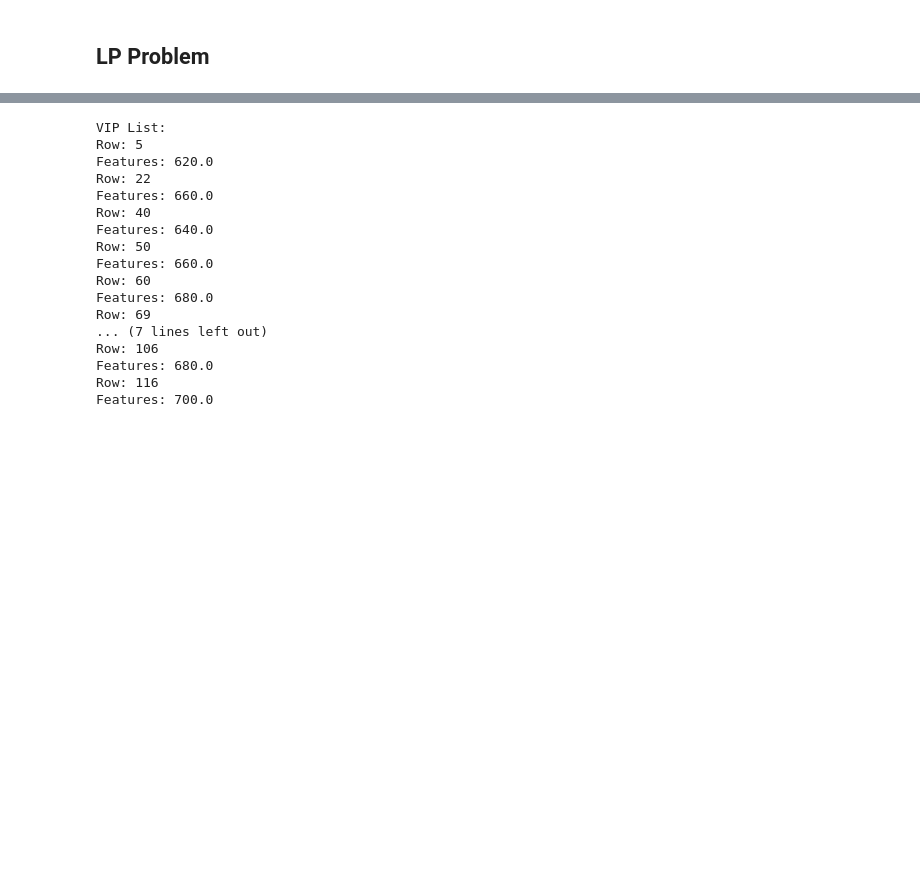
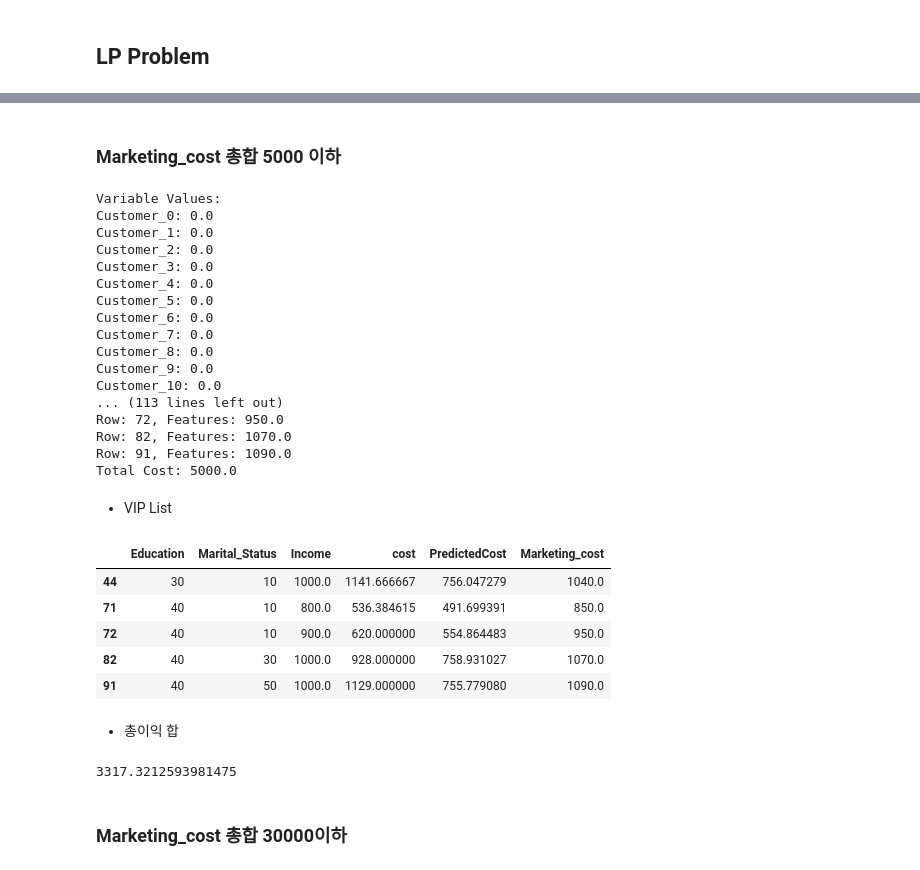
Before and after one commit to joony0512/Linear_Programming, a Jupyter notebook: Sales_cost_maximize.ipynb, the cells around one changed output, grey strips where cells are left out. Cells and saved outputs as stored; diff of their text form; code cells hidden in the pictures; blank space fills up the shorter version.

```diff
--- a/Sales_cost_maximize.ipynb
+++ b/Sales_cost_maximize.ipynb
@@ -268,9 +628,11 @@ Requirement already satisfied: pulp in /usr/local/lib/python3.10/dist-packages (
+# %% [markdown]
+### Marketing_cost 총합 5000 이하
 # %%
 import pandas as pd
 from pulp import *
 
 # 데이터 불러오기
-data = grouped_data[['Marketing_cost', 'PredictedCost']] # 데이터 파일명에 맞게 수정해주세요
+data = grouped_data1[['Marketing_cost', 'PredictedCost']]
 
 # 변수 선택
 features = 'Marketing_cost'
@@ -282,7 +644,7 @@ problem = LpProblem("VIP_Selection", LpMaximize)
 # 변수 생성
 variables = []
 for index, row in data.iterrows():
-    variable = LpVariable(f"Costomer_{index}", lowBound=0, upBound=1, cat='Integer')
+    variable = LpVariable(f"Customer_{index}", lowBound=0, upBound=1, cat='Binary')
     variables.append(variable)
 
 # 목적 함수 설정
@@ -291,38 +653,57 @@ problem += lpSum(variables[i] * data.loc[i, target] for i in range(len(variables
 # 제약 조건 설정
 problem += lpSum(variables[i] * data.loc[i, features] for i in range(len(variables))) <= 5000
 
-# 세그먼트별 예상 비용에 따른 제약 조건 설정
-for i in range(len(variables)):
-    problem += variables[i] * data.loc[i, target] <= data.loc[i, target]
-
 # 문제 풀이
 problem.solve()
 
-#  결과 출력
+# 결과 출력
+print("Variable Values:")
+for variable in variables:
+    print(f"{variable.name}: {variable.value()}")
+
+print("VIP List:")
 vip_list = []
 for i, variable in enumerate(variables):
     if variable.varValue > 0:
         vip_list.append((i, data.loc[i, features]))
+        print(f"Row: {i}, Features: {data.loc[i, features]}")
 
-print("VIP List:")
-for vip in vip_list:
-    print("Row:", vip[0])
-    print("Features:", vip[1])
+Total_cost = sum(vip[1] for vip in vip_list)
+print("Total Cost:", Total_cost)
 # %% [output]
-VIP List:
-Row: 5
-Features: 620.0
-Row: 22
-Features: 660.0
-Row: 40
-Features: 640.0
-Row: 50
-Features: 660.0
-Row: 60
-Features: 680.0
-Row: 69
-... (7 lines left out)
-Row: 106
-Features: 680.0
-Row: 116
-Features: 700.0
+Variable Values:
+Customer_0: 0.0
+Customer_1: 0.0
+Customer_2: 0.0
+Customer_3: 0.0
+Customer_4: 0.0
+Customer_5: 0.0
+Customer_6: 0.0
+Customer_7: 0.0
+Customer_8: 0.0
+Customer_9: 0.0
+Customer_10: 0.0
+... (113 lines left out)
+Row: 72, Features: 950.0
+Row: 82, Features: 1070.0
+Row: 91, Features: 1090.0
+Total Cost: 5000.0
+# %% [markdown]
+- VIP List
+# %%
+grouped_data1.loc[[44,71,72,82,91]]
+# %% [output]
+|  | Education | Marital_Status | Income | cost | PredictedCost | Marketing_cost |
+| 44 | 30 | 10 | 1000.0 | 1141.666667 | 756.047279 | 1040.0 |
+| 71 | 40 | 10 | 800.0 | 536.384615 | 491.699391 | 850.0 |
+| 72 | 40 | 10 | 900.0 | 620.000000 | 554.864483 | 950.0 |
+| 82 | 40 | 30 | 1000.0 | 928.000000 | 758.931027 | 1070.0 |
+| 91 | 40 | 50 | 1000.0 | 1129.000000 | 755.779080 | 1090.0 |
+# %% [markdown]
+- 총이익 합
+# %%
+sum(grouped_data1.loc[[44,71,72,82,91]]['PredictedCost'])
+# %% [output]
+3317.3212593981475
+# %% [markdown]
+### Marketing_cost 총합 30000이하
```
Also changed, not shown: parts of 25 cells of this notebook.
